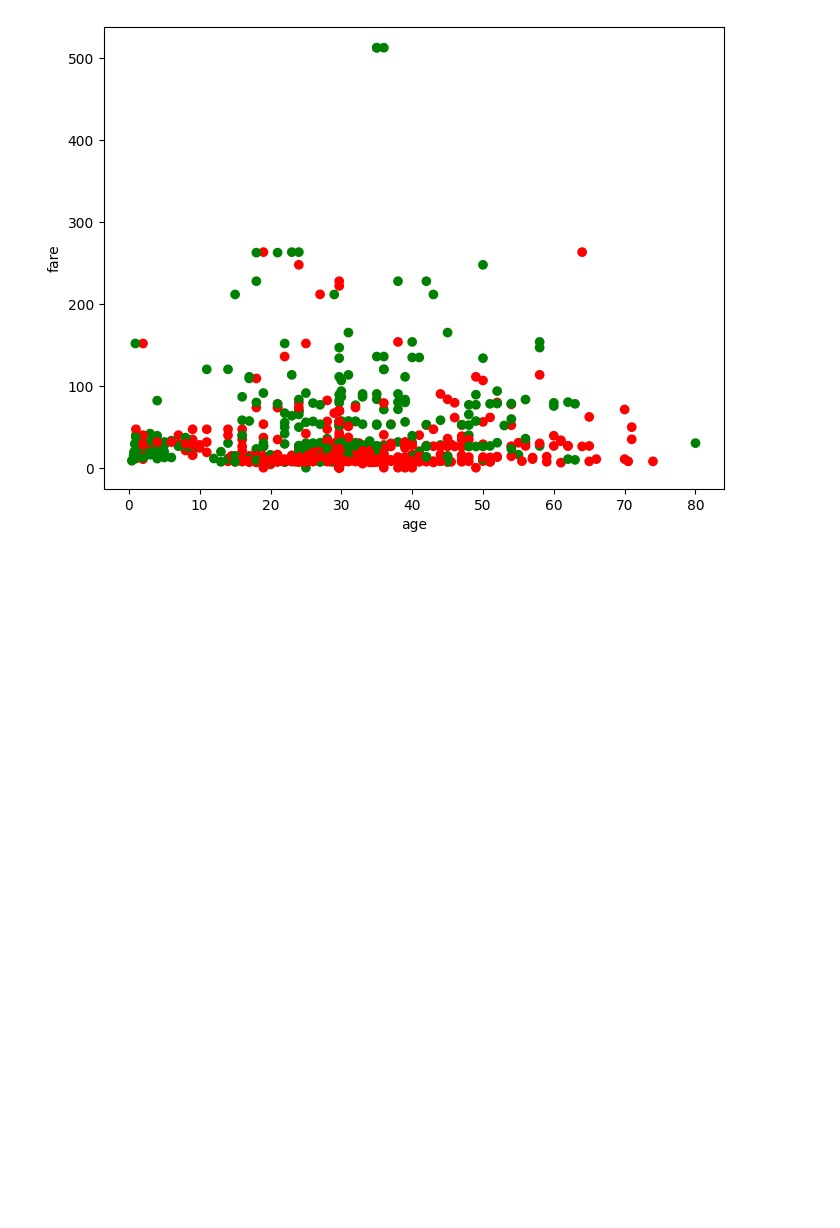
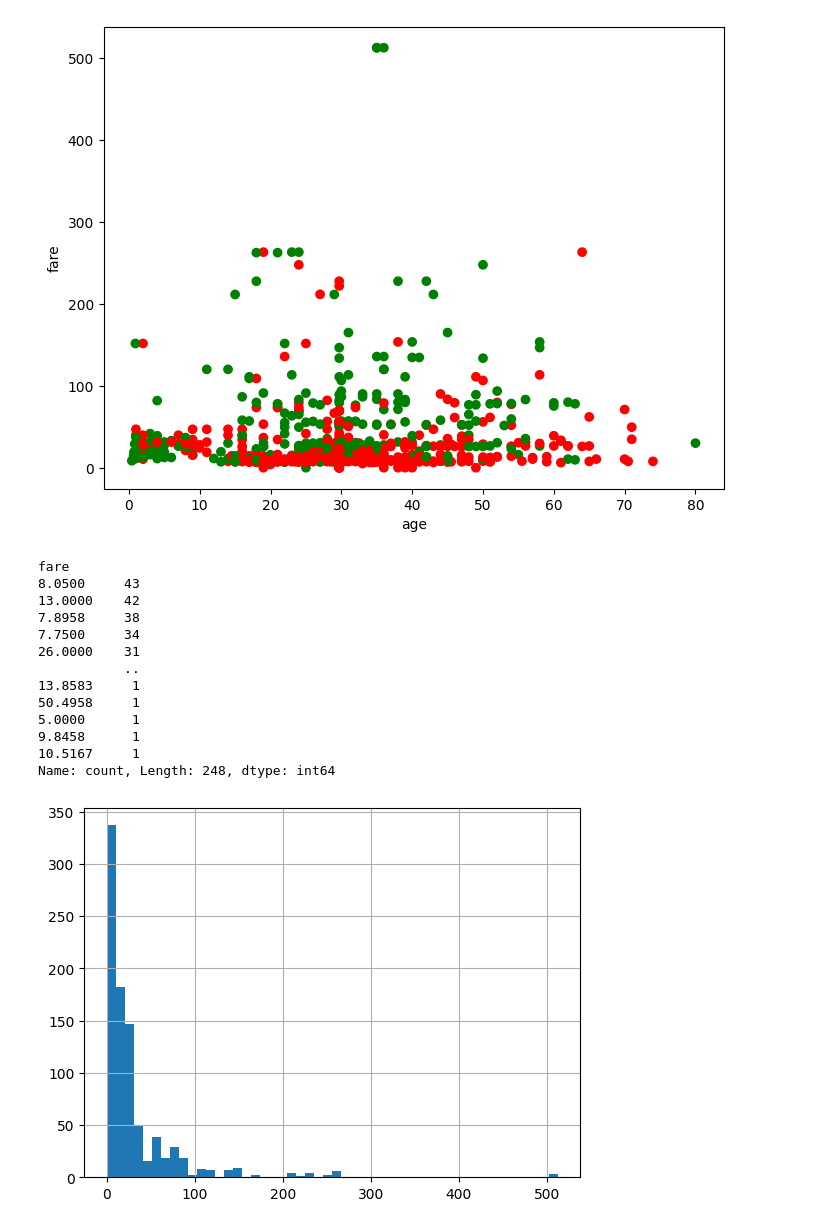
Before and after one commit to JakubWujec/titanic-prediction, a Jupyter notebook: notebooks/eda.ipynb, the cells around one changed output. Cells and saved outputs as stored; diff of their text form; code cells hidden in the pictures; blank space fills up the shorter version.

```diff
--- a/notebooks/eda.ipynb
+++ b/notebooks/eda.ipynb
@@ -197,4 +200,22 @@ plt.scatter(df_train['age'], df_train['fare'], c=colors)
 # %% [output]
 <matplotlib.collections.PathCollection at 0x...>
 [figure]
+# %%
+df_train.fare.hist(bins=50)
+df_train['fare'].value_counts()
+# %% [output]
+fare
+8.0500     43
+13.0000    42
+7.8958     38
+7.7500     34
+26.0000    31
+           ..
+13.8583     1
+50.4958     1
+5.0000      1
+9.8458      1
+10.5167     1
+Name: count, Length: 248, dtype: int64
+[figure, added]
 # %%
```
Also changed, not shown: parts of 3 cells of this notebook.
